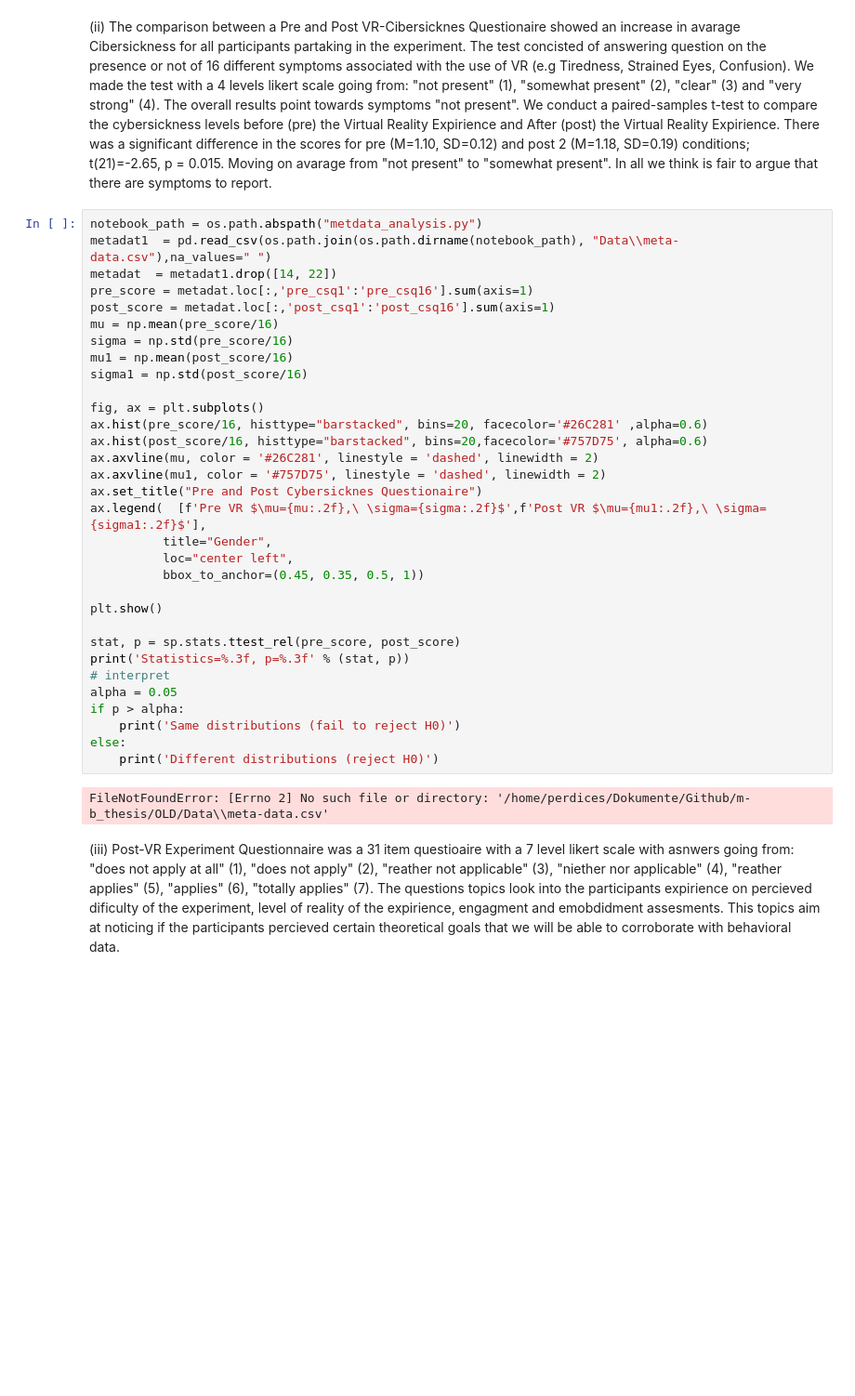
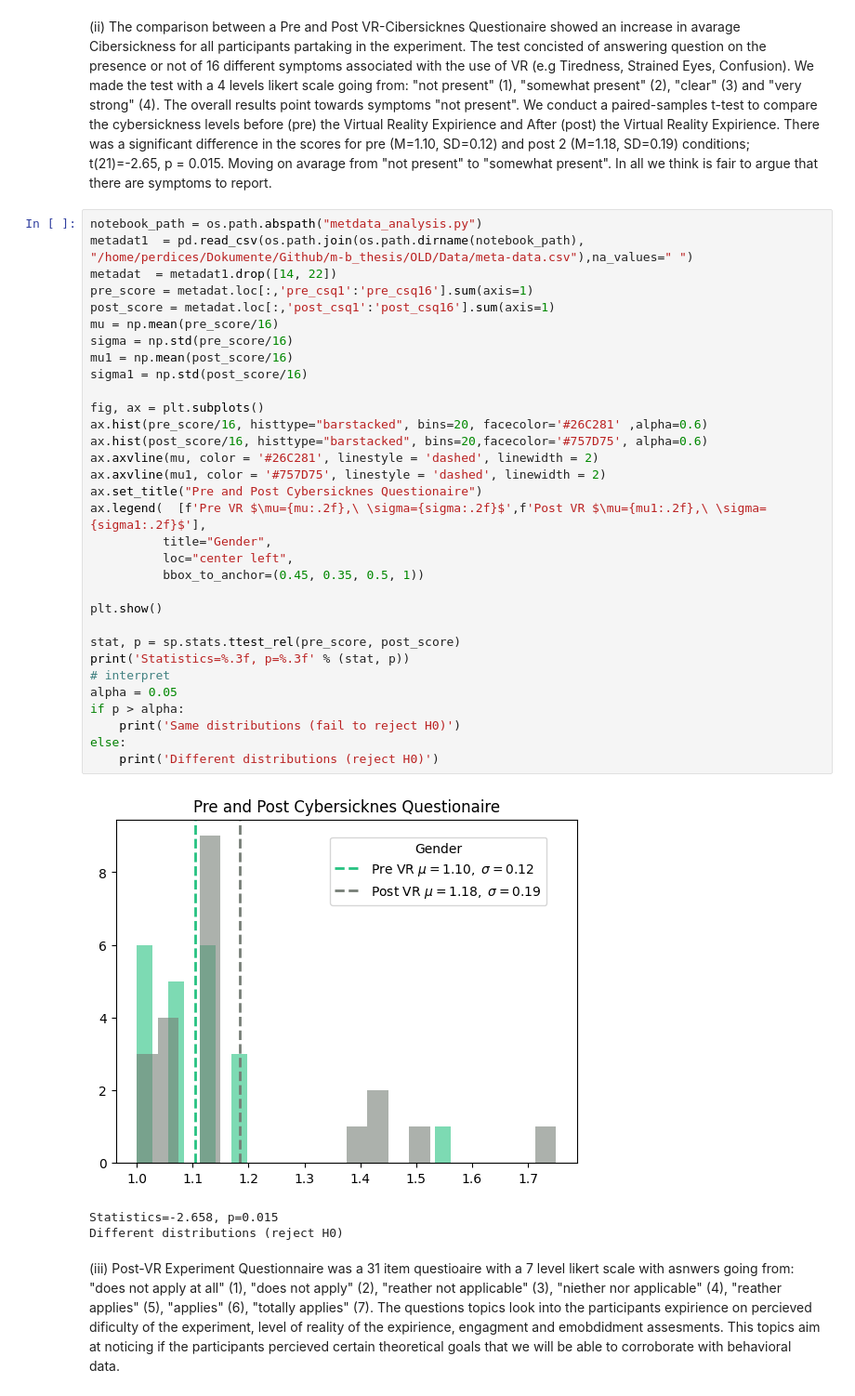
Before and after one commit to BenjaminDupre/m-b_thesis, a Jupyter notebook: OLD/Analysis.ipynb, the cells around one changed output. Shown at 93% size. Cells and saved outputs as stored; diff of their text form; blank space fills up the shorter version.

```diff
--- a/OLD/Analysis.ipynb
+++ b/OLD/Analysis.ipynb
@@ -105,38 +105,40 @@ plt.grid(True)
 (ii) The comparison between a Pre and Post VR-Cibersicknes Questionaire showed an increase in avarage Cibersickness for all participants partaking in the experiment. The test concisted of answering question on the presence or not of 16 different symptoms associated with the use of VR (e.g Tiredness, Strained Eyes, Confusion). We made the test with a 4 levels likert scale going from: "not present" (1), "somewhat present" (2), "clear" (3) and "very strong" (4). The overall results point towards symptoms "not present". We conduct a paired-samples t-test to compare the cybersickness levels before (pre) the Virtual Reality Expirience and After (post) the Virtual Reality Expirience. There was a significant difference in the scores for pre (M=1.10, SD=0.12) and post 2 (M=1.18, SD=0.19) conditions; t(21)=-2.65, p = 0.015. Moving on avarage from "not present" to "somewhat present". In all we think is fair to argue that there are symptoms to report.
 # %%
 notebook_path = os.path.abspath("metdata_analysis.py")
-metadat1  = pd.read_csv(os.path.join(os.path.dirname(notebook_path), "Data\\meta-data.csv"),na_values=" ")
+metadat1  = pd.read_csv(os.path.join(os.path.dirname(notebook_path), "/home/perdices/Dokumente/Github/m-b_thesis/OLD/Data/meta-data.csv"),na_values=" ")
 metadat  = metadat1.drop([14, 22])
 pre_score = metadat.loc[:,'pre_csq1':'pre_csq16'].sum(axis=1)
 post_score = metadat.loc[:,'post_csq1':'post_csq16'].sum(axis=1)
 mu = np.mean(pre_score/16)
 sigma = np.std(pre_score/16)
 mu1 = np.mean(post_score/16)
 sigma1 = np.std(post_score/16)
 
 fig, ax = plt.subplots()
 ax.hist(pre_score/16, histtype="barstacked", bins=20, facecolor='#26C281' ,alpha=0.6)
 ax.hist(post_score/16, histtype="barstacked", bins=20,facecolor='#757D75', alpha=0.6)
 ax.axvline(mu, color = '#26C281', linestyle = 'dashed', linewidth = 2)
 ax.axvline(mu1, color = '#757D75', linestyle = 'dashed', linewidth = 2)
 ax.set_title("Pre and Post Cybersicknes Questionaire")
 ax.legend(  [f'Pre VR $\mu={mu:.2f},\ \sigma={sigma:.2f}$',f'Post VR $\mu={mu1:.2f},\ \sigma={sigma1:.2f}$'],
           title="Gender",
           loc="center left",
           bbox_to_anchor=(0.45, 0.35, 0.5, 1))
 
 plt.show()
 
 stat, p = sp.stats.ttest_rel(pre_score, post_score)
 print('Statistics=%.3f, p=%.3f' % (stat, p))
 # interpret
 alpha = 0.05
 if p > alpha:
 	print('Same distributions (fail to reject H0)')
 else:
 	print('Different distributions (reject H0)')
 # %% [output]
+[figure, added]
-FileNotFoundError: [Errno 2] No such file or directory: '/home/perdices/Dokumente/Github/m-b_thesis/OLD/Data\\meta-data.csv'
+Statistics=-2.658, p=0.015
+Different distributions (reject H0)
 # %% [markdown]
 (iii) Post-VR Experiment Questionnaire was a 31 item questioaire with a 7 level likert scale with asnwers going from: "does not apply at all" (1), "does not apply" (2), "reather not applicable" (3), "niether nor applicable" (4), "reather applies" (5), "applies" (6), "totally applies" (7). The questions topics look into the participants expirience on percieved dificulty of the experiment, level of reality of the expirience, engagment and emobdidment assesments. This topics aim at noticing if the participants percieved certain theoretical goals that we will be able to corroborate with behavioral data.
 # %%
```
Also changed, not shown: parts of 1 cell of this notebook, 8 other files.
